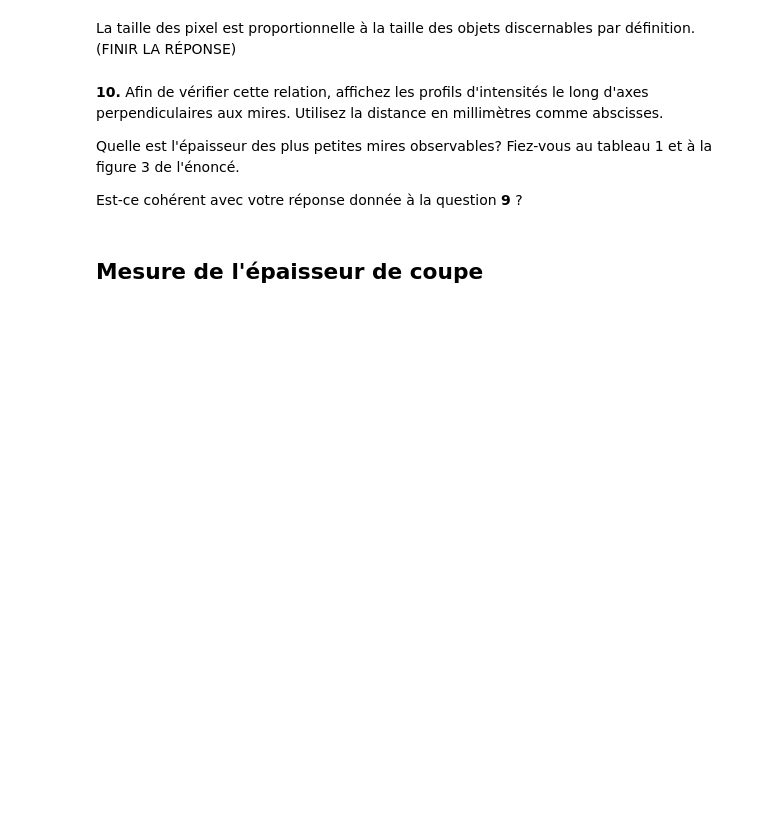
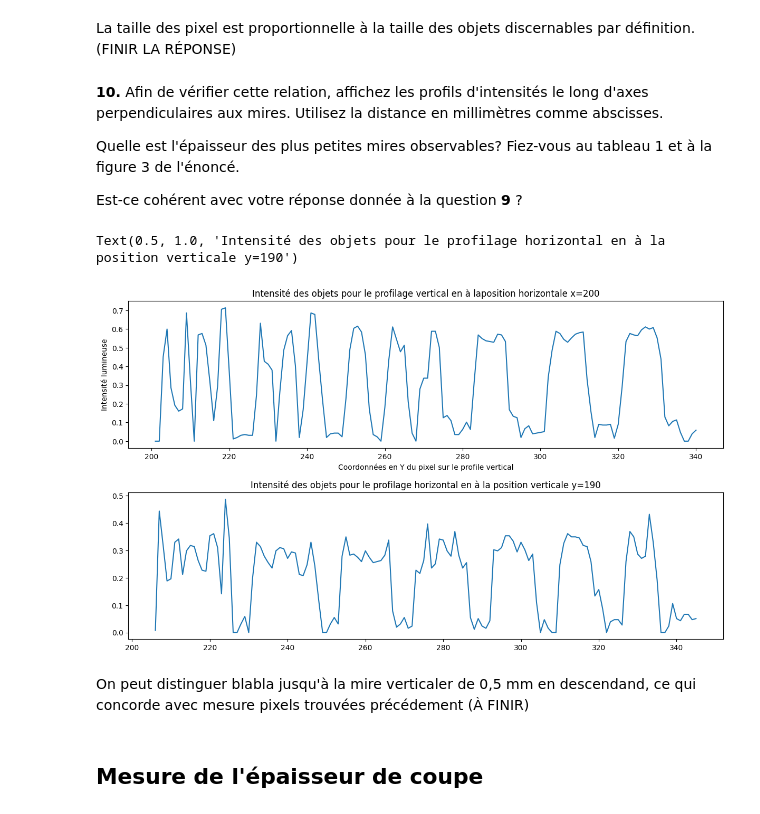
Before and after one commit to lashlone/GBM8770-Programmation, a Jupyter notebook: TP1 Qualité dimage et analyse de signaux 1D-20240912/tp1_seance1.ipynb, the cells around one changed output. Cells and saved outputs as stored; diff of their text form; code cells hidden in the pictures; blank space fills up the shorter version.

```diff
--- a/TP1 Qualité dimage et analyse de signaux 1D-20240912/tp1_seance1.ipynb
+++ b/TP1 Qualité dimage et analyse de signaux 1D-20240912/tp1_seance1.ipynb
@@ -140,6 +140,24 @@ La taille des pixel est proportionnelle à la taille des objets discernables par
 Quelle est l'épaisseur des plus petites mires observables? Fiez-vous au tableau 1 et à la figure 3 de l'énoncé.
 
 Est-ce cohérent avec votre réponse donnée à la question **9** ?
+# %%
+intensite_pixel_vertical = resolution[201:341, 200]
+intensite_pixel_horizontal = resolution[190, 206:346]
+
+fig, [ax_vertical, ax_horizontal] = plt.subplots(2, 1)
+fig.tight_layout(h_pad=4)
+
+ax_vertical.set_title("Intensité des objets pour le profilage vertical en à laposition horizontale x=200")
+ax_vertical.plot(range(201, 341), intensite_pixel_vertical)
+ax_vertical.set_ylabel("Intensité lumineuse")
+ax_vertical.set_xlabel("Coordonnées en Y du pixel sur le profile vertical")
+ax_horizontal.plot(range(206, 346), intensite_pixel_horizontal)
+ax_horizontal.set_title("Intensité des objets pour le profilage horizontal en à la position verticale y=190")
+# %% [output]
+Text(0.5, 1.0, 'Intensité des objets pour le profilage horizontal en à la position verticale y=190')
+[figure, added]
+# %% [markdown]
+On peut distinguer blabla jusqu'à  la mire verticaler de 0,5 mm en descendand, ce qui concorde avec mesure pixels trouvées précédement (À FINIR)
 # %% [markdown]
 ## Mesure de l'épaisseur de coupe
 # %% [markdown]
```
Also changed, not shown: parts of 11 cells of this notebook.
